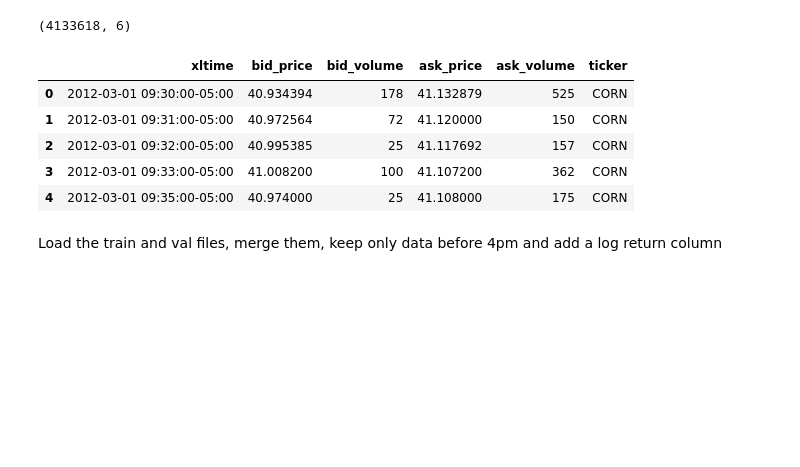
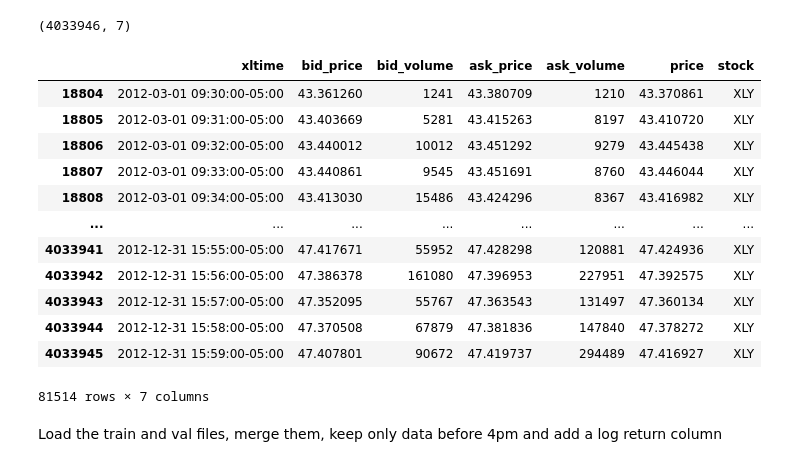
Before and after one commit to PH-14/FBD_2024_GroupE, a Jupyter notebook: clustering.ipynb, the cells around one changed output. Saved outputs shown, nothing was run; the diff lists cells and outputs as text; code cells hidden in the pictures; blank space fills up the shorter version.

```diff
--- a/clustering.ipynb
+++ b/clustering.ipynb
@@ -15,40 +15,47 @@ T = 100 # number of stocks
 # %%
 import tarfile
 import pandas as pd
 
 # Define the path to the tar file
 tar_file_path = 'data/period_data.tar'
 
 # Initialize an empty DataFrame to store the combined data
 combined_df = pd.DataFrame()
 
 # Open the tar file
 with tarfile.open(tar_file_path, 'r') as tar:
     # Iterate through each member in the tar file
     for member in tar.getmembers():
         # Check if the file is a .parquet file
         if member.isfile() and member.name.endswith('.parquet'):
             # Extract the file
             extracted_file = tar.extractfile(member)
             if extracted_file:
                 # Load the parquet file into a DataFrame
                 daily_df = pd.read_parquet(extracted_file)
                 # Reset the index and keep it as a column
                 daily_df.reset_index(inplace=True)
                 # Append to the combined DataFrame
                 combined_df = pd.concat([combined_df, daily_df], ignore_index=True)
 
 # Print the combined DataFrame's shape and a preview
 print(combined_df.shape)
-combined_df.head()
+combined_df[(combined_df['stock'] == 'XLY')]
 # %% [output]
-(4133618, 6)
+(4033946, 7)
-|  | xltime | bid_price | bid_volume | ask_price | ask_volume | ticker |
-| 0 | 2012-03-01 09:30:00-05:00 | 40.934394 | 178 | 41.132879 | 525 | CORN |
-| 1 | 2012-03-01 09:31:00-05:00 | 40.972564 | 72 | 41.120000 | 150 | CORN |
-| 2 | 2012-03-01 09:32:00-05:00 | 40.995385 | 25 | 41.117692 | 157 | CORN |
-| 3 | 2012-03-01 09:33:00-05:00 | 41.008200 | 100 | 41.107200 | 362 | CORN |
-| 4 | 2012-03-01 09:35:00-05:00 | 40.974000 | 25 | 41.108000 | 175 | CORN |
+|  | xltime | bid_price | bid_volume | ask_price | ask_volume | price | stock |
+| 18804 | 2012-03-01 09:30:00-05:00 | 43.361260 | 1241 | 43.380709 | 1210 | 43.370861 | XLY |
+| 18805 | 2012-03-01 09:31:00-05:00 | 43.403669 | 5281 | 43.415263 | 8197 | 43.410720 | XLY |
+| 18806 | 2012-03-01 09:32:00-05:00 | 43.440012 | 10012 | 43.451292 | 9279 | 43.445438 | XLY |
+| 18807 | 2012-03-01 09:33:00-05:00 | 43.440861 | 9545 | 43.451691 | 8760 | 43.446044 | XLY |
+| 18808 | 2012-03-01 09:34:00-05:00 | 43.413030 | 15486 | 43.424296 | 8367 | 43.416982 | XLY |
+| ... | ... | ... | ... | ... | ... | ... | ... |
+| 4033941 | 2012-12-31 15:55:00-05:00 | 47.417671 | 55952 | 47.428298 | 120881 | 47.424936 | XLY |
+| 4033942 | 2012-12-31 15:56:00-05:00 | 47.386378 | 161080 | 47.396953 | 227951 | 47.392575 | XLY |
+| 4033943 | 2012-12-31 15:57:00-05:00 | 47.352095 | 55767 | 47.363543 | 131497 | 47.360134 | XLY |
+| 4033944 | 2012-12-31 15:58:00-05:00 | 47.370508 | 67879 | 47.381836 | 147840 | 47.378272 | XLY |
+| 4033945 | 2012-12-31 15:59:00-05:00 | 47.407801 | 90672 | 47.419737 | 294489 | 47.416927 | XLY |
+81514 rows × 7 columns
 # %% [markdown]
 Load the train and val files, merge them, keep only data before 4pm and add a log return column
 # %%
```
Also changed, not shown: parts of 9 cells of this notebook.
